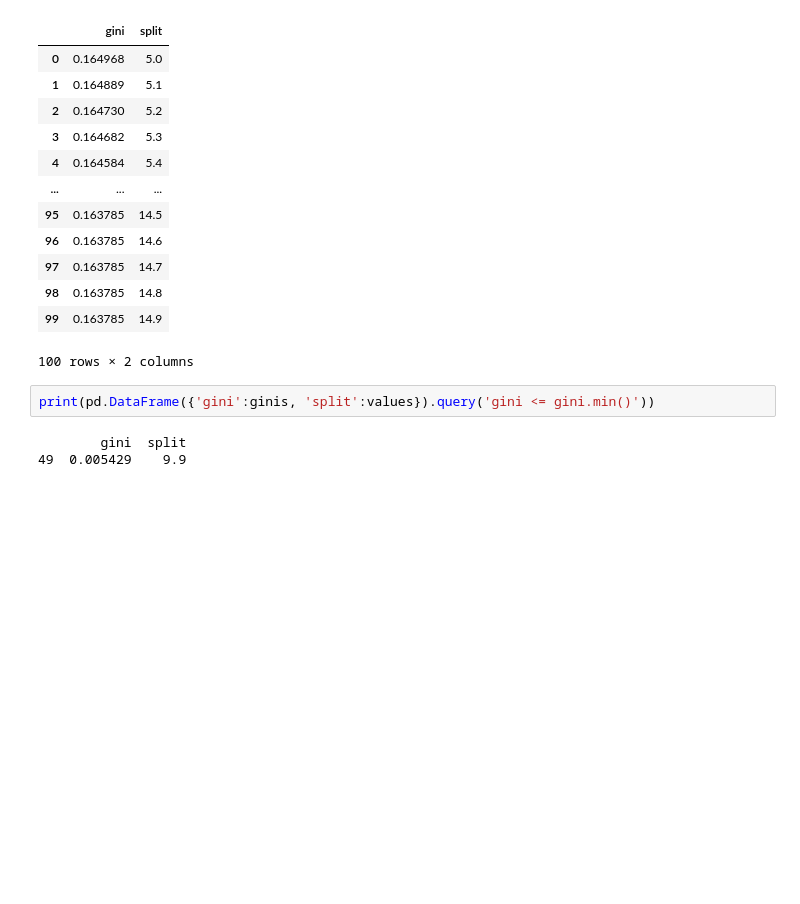
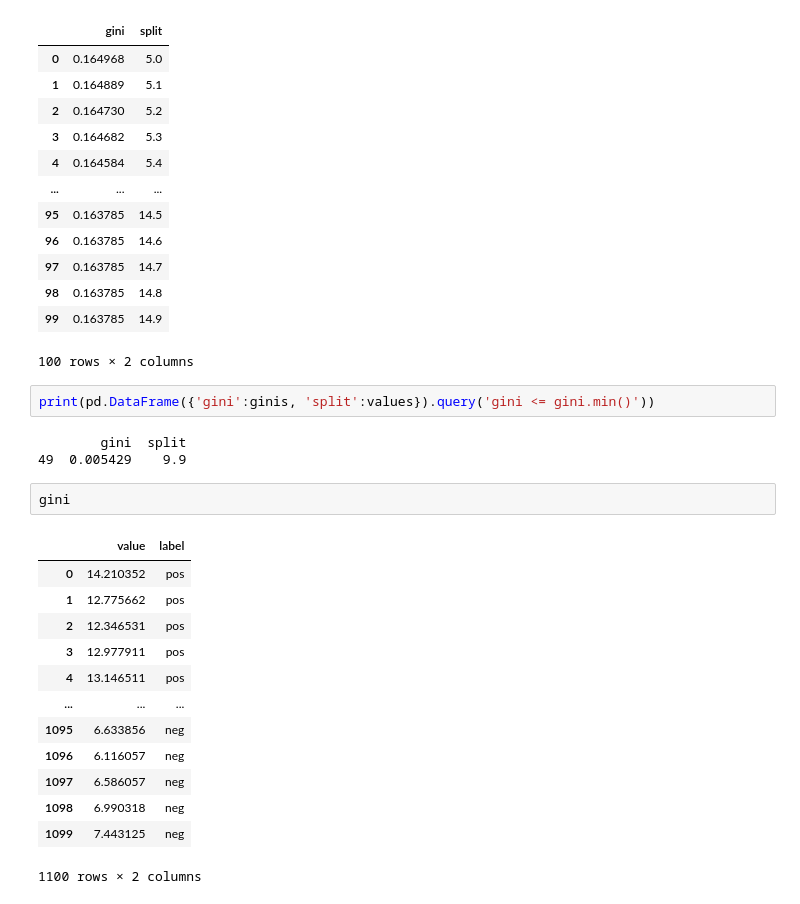
Before and after one commit to mackomarcin82/XGBoost, a Jupyter notebook: TreeCreation.ipynb, the cells around one changed output. Cells and saved outputs as stored; diff of their text form; blank space fills up the shorter version.

```diff
--- a/TreeCreation.ipynb
+++ b/TreeCreation.ipynb
@@ -111,3 +111,19 @@ print(pd.DataFrame({'gini':ginis, 'split':values}).query('gini <= gini.min()'))
 # %% [output]
         gini  split
 49  0.005429    9.9
+# %%
+gini
+# %% [output]
+|  | value | label |
+| 0 | 14.210352 | pos |
+| 1 | 12.775662 | pos |
+| 2 | 12.346531 | pos |
+| 3 | 12.977911 | pos |
+| 4 | 13.146511 | pos |
+| ... | ... | ... |
+| 1095 | 6.633856 | neg |
+| 1096 | 6.116057 | neg |
+| 1097 | 6.586057 | neg |
+| 1098 | 6.990318 | neg |
+| 1099 | 7.443125 | neg |
+1100 rows × 2 columns
```
Also changed, not shown: parts of 9 cells of this notebook, 2 other files.
